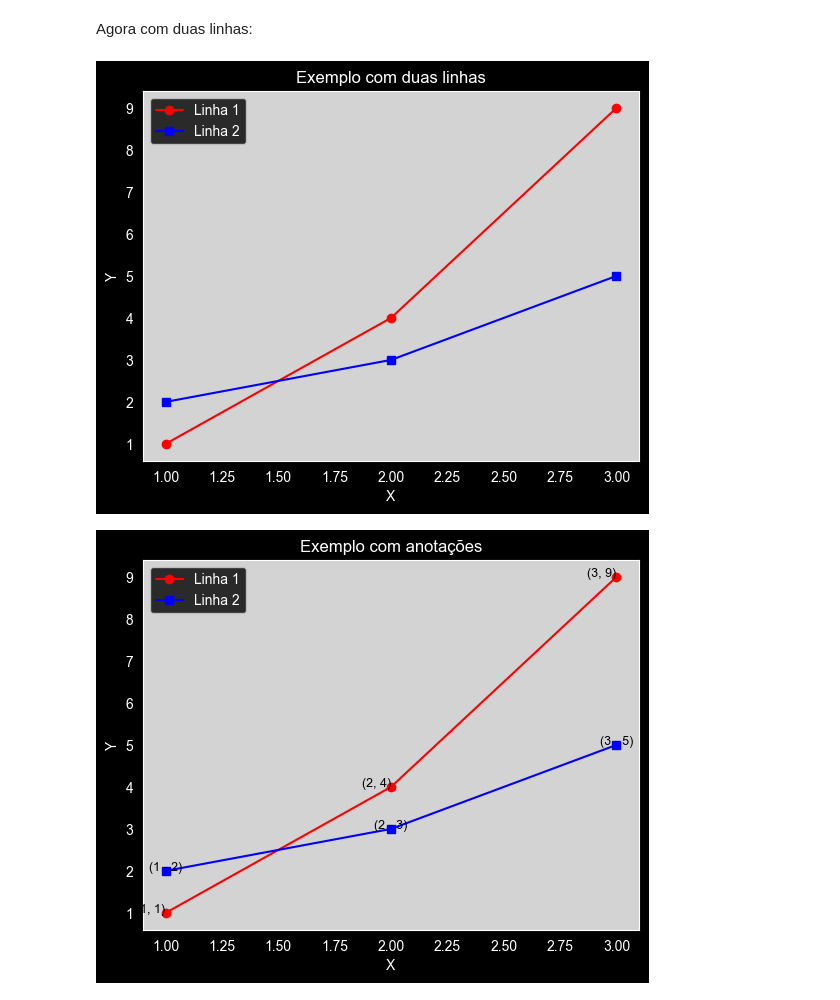
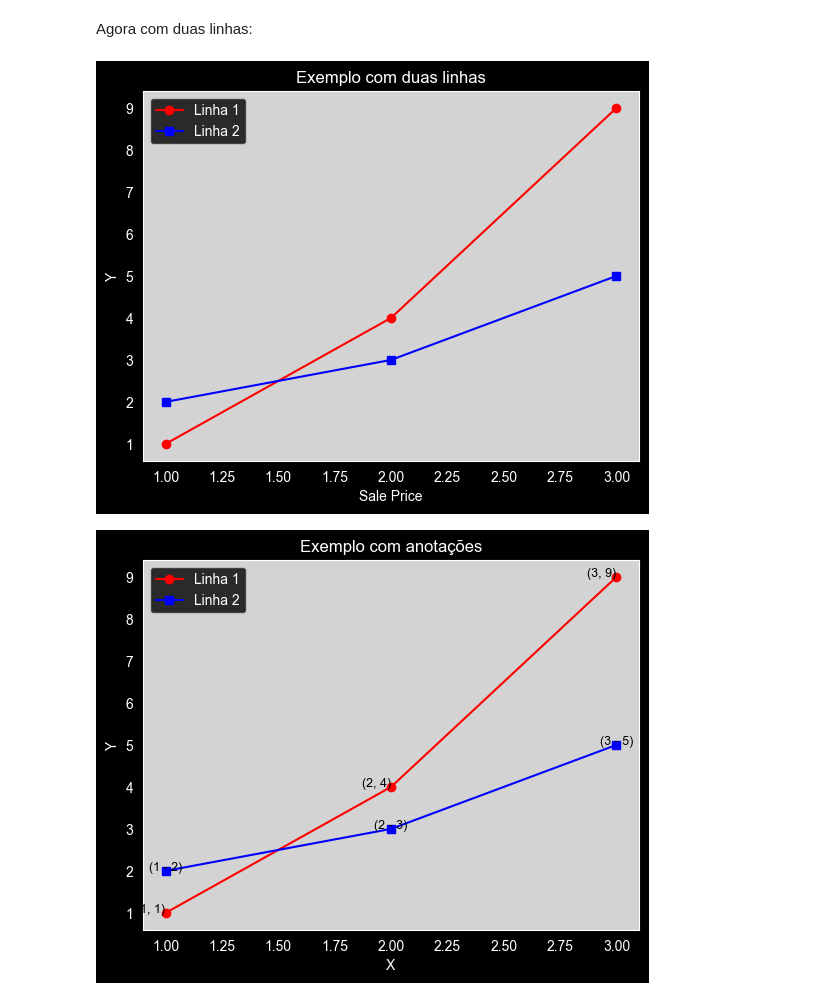
Before and after one commit to zuilpirola/EDA, a Jupyter notebook: Practical/Week6/graficos.ipynb, the cells around one changed output. Saved outputs shown, nothing was run; the diff lists cells and outputs as text; code cells hidden in the pictures.

```diff
--- a/Practical/Week6/graficos.ipynb
+++ b/Practical/Week6/graficos.ipynb
@@ -127,35 +127,35 @@ ax.plot(
     color='red',
     marker='o',
     label='Linha 1'
 )
 
 # segunda linha
 ax.plot(
     [1, 2, 3],
     [2, 3, 5],
     color='blue',
     marker='s',
     label='Linha 2'
 )
 
 # remover grid
 ax.grid(False)
 
 # fundo cinza
 ax.set_facecolor('lightgray')
 
 # título e labels
 ax.set_title("Exemplo com duas linhas")
-ax.set_xlabel("X")
+ax.set_xlabel("Sale Price")
 ax.set_ylabel("Y")
 
 # legenda
 ax.legend()
 
 # renderizar
 plt.show()
 # %% [output]
-[figure, old version]
+[figure, new version]
 # %%
 # dados
 x = [1, 2, 3]
```
Also changed, not shown: parts of 7 cells of this notebook, 3 other files.
